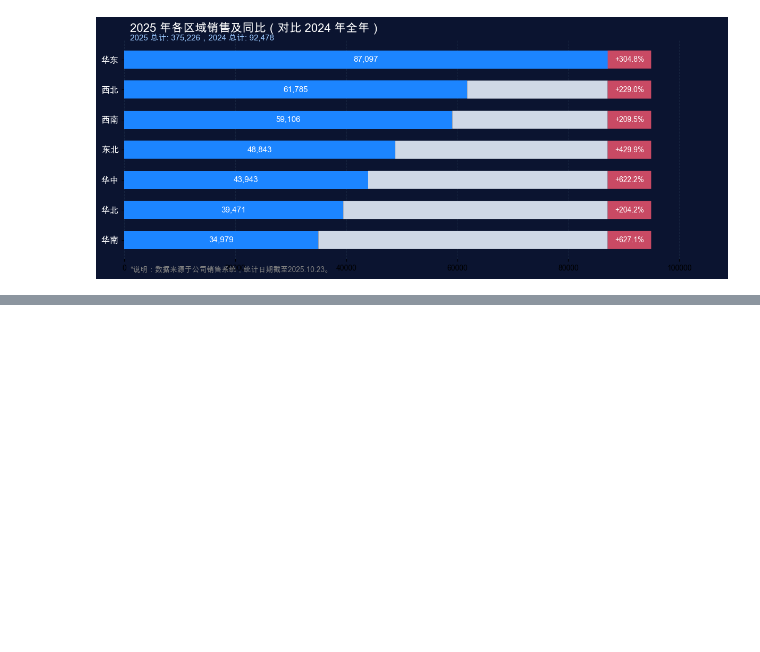
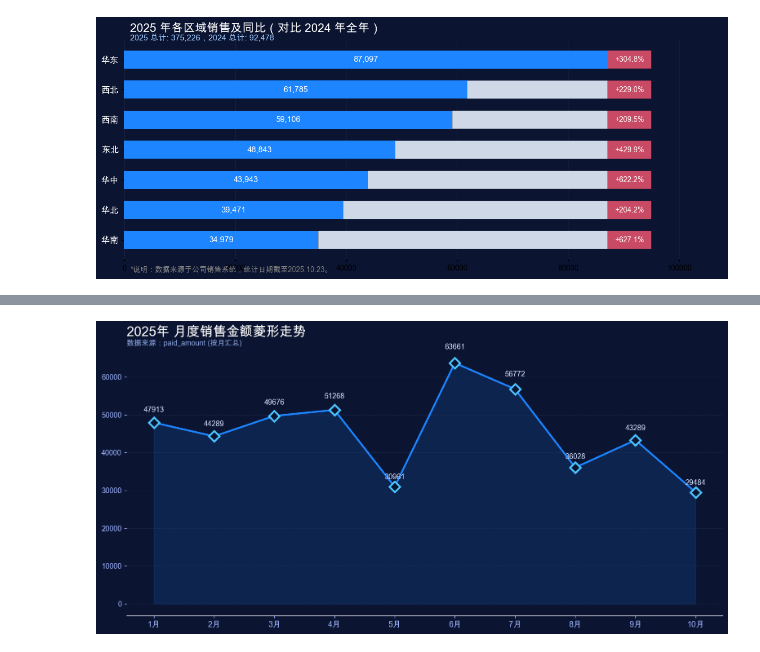
Before and after one commit to Zhen-Zhuo/Data-visualization, a Jupyter notebook: test.ipynb, the cells around one changed output, grey strips where cells are left out. Drawn from its saved outputs; the diff is of its cells as text; code cells hidden in the pictures; blank space fills up the shorter version.

```diff
--- a/test.ipynb
+++ b/test.ipynb
@@ -976,0 +1329,91 @@ plt.show()
+# %%
+# 2025年 月度销售金额菱形走势图
+import pandas as pd
+import numpy as np
+import matplotlib.pyplot as plt
+
+# 1. 数据准备 (复用之前的逻辑)
+df_line = df.copy()
+date_col = None
+for c in ['payment_date', 'order_date', 'create_time']:
+    if c in df_line.columns:
+        date_col = c
+        break
+if date_col is None:
+    raise ValueError('找不到日期字段')
+
+amount_col = None
+for c in ['paid_amount', 'product_amount', 'amount', 'total_amount']:
+    if c in df_line.columns:
+        amount_col = c
+        break
+if amount_col is None:
+    if 'quantity' in df_line.columns and 'unit_price' in df_line.columns:
+        amount_col = '__tmp_amount__'
+        df_line[amount_col] = df_line['quantity'] * df_line['unit_price']
+    else:
+        raise ValueError('找不到金额字段')
+
+# 筛选 2025 年并按月汇总
+df_line[date_col] = pd.to_datetime(df_line[date_col])
+df_2025 = df_line[df_line[date_col].dt.year == 2025].copy()
+
+if len(df_2025) == 0:
+    raise ValueError("当前数据中没有 2025 年的记录，请检查日期列或数据源。")
+
+monthly = df_2025.groupby(df_2025[date_col].dt.month)[amount_col].sum().reset_index()
+monthly.columns = ['month', 'amount']
+monthly = monthly.sort_values('month')
+
+# 补全月份
+max_month = monthly['month'].max()
+all_months = pd.DataFrame({'month': range(1, int(max_month) + 1)})
+monthly = pd.merge(all_months, monthly, on='month', how='left').fillna(0)
+
+# 2. 画图
+plt.close('all')
+plt.style.use('dark_background')
+bg_color = '#0b1430'
+line_color = '#1c85ff'
+dot_color = '#4cc3ff'
+grid_color = '#283656'
+
+fig, ax = plt.subplots(figsize=(12, 6), dpi=130)
+fig.patch.set_facecolor(bg_color)
+ax.set_facecolor(bg_color)
+
+# 绘制折线与菱形标记
+# marker='D' 表示菱形
+ax.plot(monthly['month'], monthly['amount'],
+        color=line_color, linestyle='-', linewidth=2.5,
+        marker='D', markersize=10,
+        markerfacecolor=bg_color, markeredgecolor=dot_color, markeredgewidth=2.5,
+        zorder=3)
+
+# 填充面积（可选，增加层次感）
+ax.fill_between(monthly['month'], monthly['amount'], 0,
+                color=line_color, alpha=0.15, zorder=1)
+
+# 标注数值
+for i, row in monthly.iterrows():
+    ax.text(row['month'], row['amount'] * 1.05, f"{row['amount']:.0f}",
+            color='#d7e3ff', fontsize=10, ha='center', va='bottom', fontweight='bold')
+
+# 坐标轴与网格
+ax.set_xticks(monthly['month'])
+ax.set_xticklabels([f"{int(m)}月" for m in monthly['month']])
+ax.spines['top'].set_visible(False)
+ax.spines['right'].set_visible(False)
+ax.spines['left'].set_visible(False)
+ax.grid(axis='y', color=grid_color, linestyle='--', linewidth=0.8, alpha=0.6)
+ax.tick_params(axis='x', colors='#9fb4ff', labelsize=11)
+ax.tick_params(axis='y', colors='#9fb4ff', labelsize=10)
+
+# 标题
+ax.set_title('2025年 月度销售金额菱形走势', fontsize=18, color='white', pad=20, loc='left')
+ax.text(0, 1.02, f"数据来源：{amount_col} (按月汇总)", transform=ax.transAxes, color='#8faae8', fontsize=10)
+
+plt.tight_layout()
+plt.show()
+# %% [output]
+[figure, added]
```
Also changed, not shown: parts of 3 cells of this notebook.
